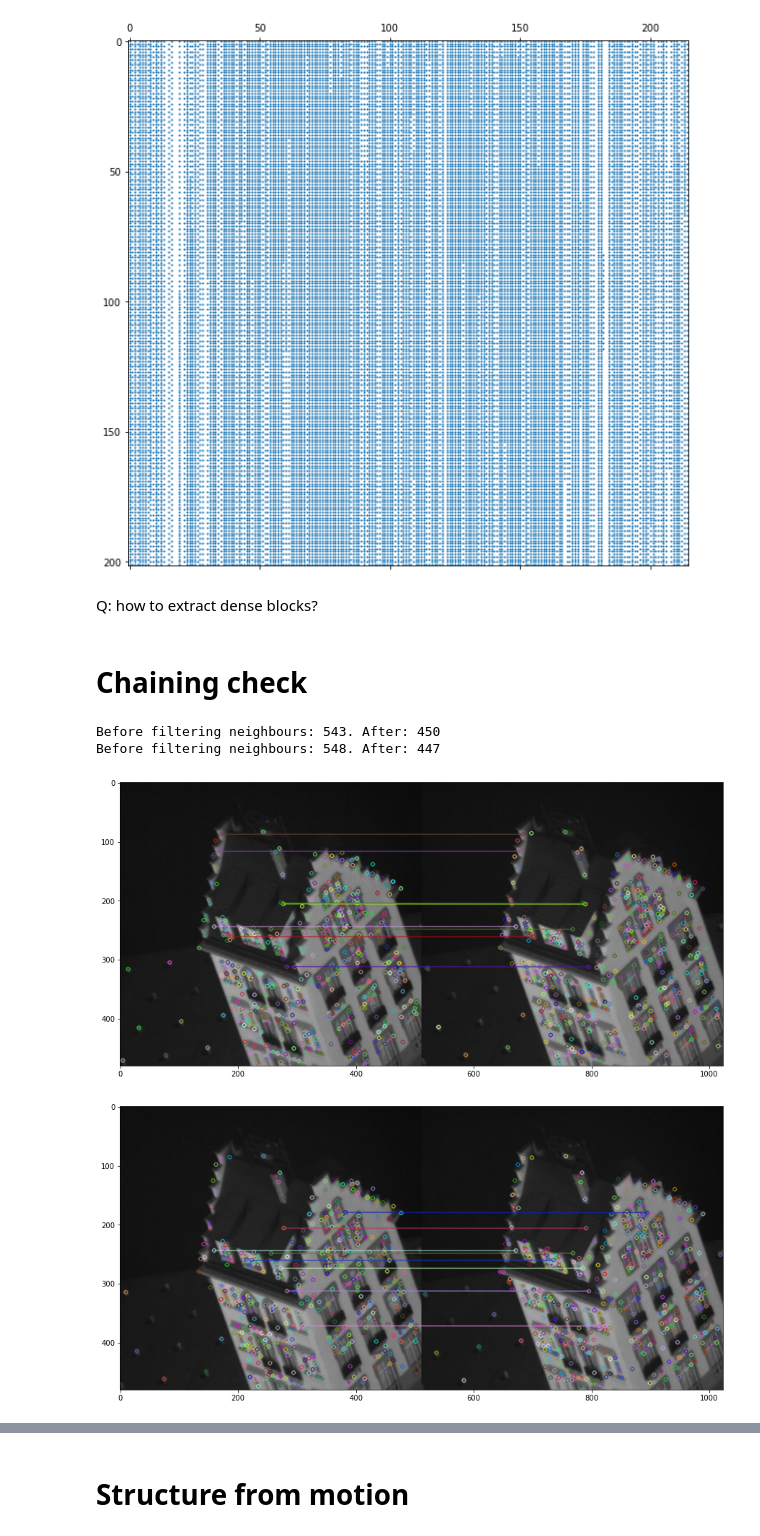
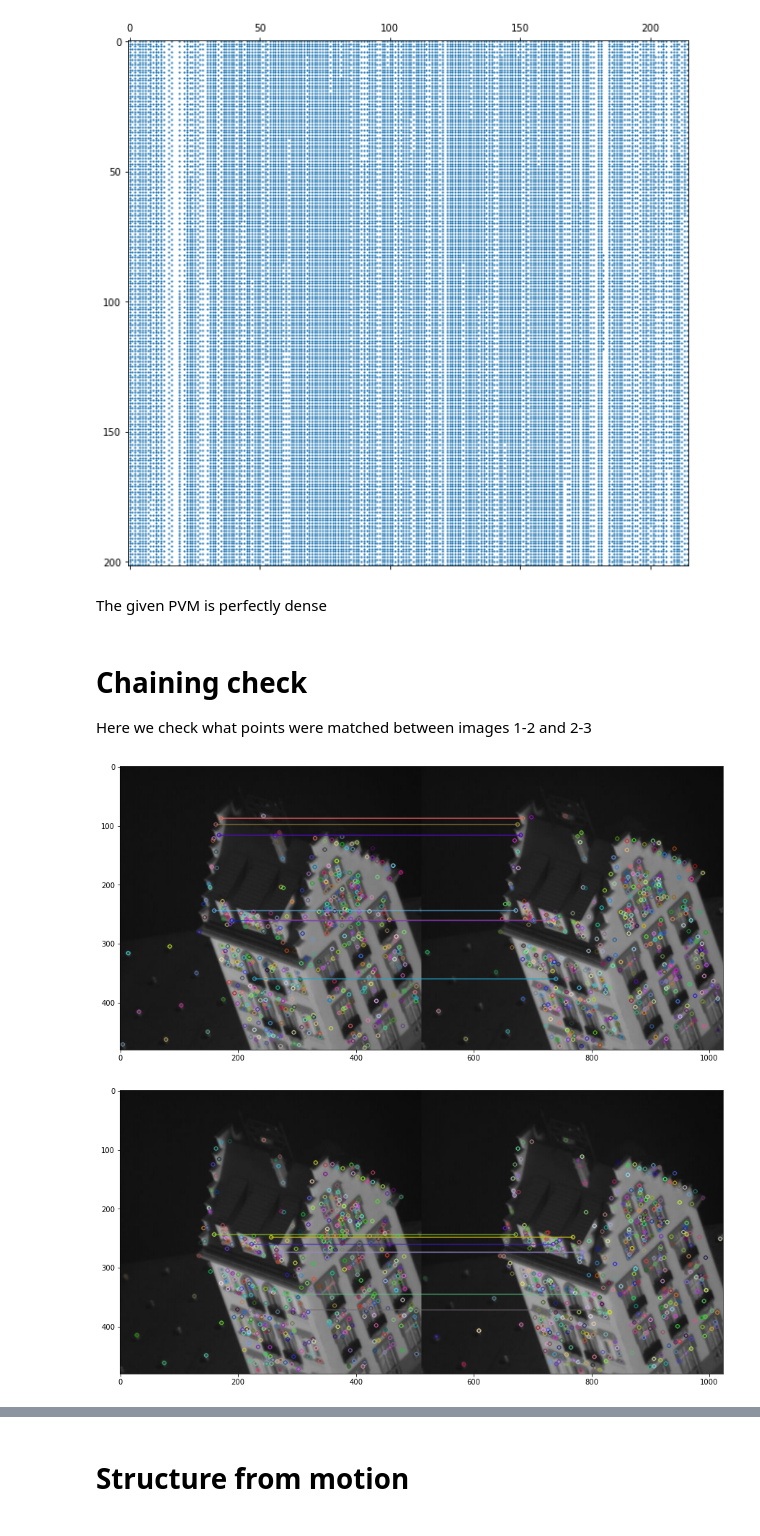
Before and after one commit to OlegBEZb/CV2_UVA_assignments, a Jupyter notebook: assignment2/src/detailed_experiments.ipynb, the cells around one changed output, grey strips where cells are left out. Saved outputs shown, nothing was run; the diff lists cells and outputs as text; code cells hidden in the pictures.

```diff
--- a/assignment2/src/detailed_experiments.ipynb
+++ b/assignment2/src/detailed_experiments.ipynb
@@ -416,24 +404,28 @@ plt.spy(gt_pvm, precision=200, markersize = 1);
 # %% [output]
 [figure]
 # %% [markdown]
-Q: how to extract dense blocks?
+The given PVM is perfectly dense
 # %% [markdown]
 # Chaining check
+
+Here we check what points were matched between images 1-2 and 2-3
 # %%
 image1 = cv.imread("../Data/House/frame00000001.png")
 image2 = cv.imread("../Data/House/frame00000002.png")
 image3 = cv.imread("../Data/House/frame00000003.png")
 
 _, matched_points12, matched_points21, _, _ = keypoint_matcher(
-    image1, image2, n_points=8, random_selection=False, filter_neighbours=True, draw_matches=True)
+    image1, image2, n_points=8, distance_threshold=0.5,
+    random_selection=False,
+    filter_neighbours=True,  draw_matches=True)
 
 _, matched_points23, matched_points32, _, _ = keypoint_matcher(
-    image2, image3, n_points=8, random_selection=False, filter_neighbours=True, draw_matches=True)
+    image2, image3, n_points=8, distance_threshold=0.5,
+    random_selection=False,
+    filter_neighbours=True,  draw_matches=True)
 # %% [output]
-Before filtering neighbours: 543. After: 450
-Before filtering neighbours: 548. After: 447
-[figure, old version]
+[figure, new version]
-[figure, old version]
+[figure, new version]
 # %%
 sorted(matched_points21, key=lambda x: x[0])
 # %% [output]
```
Also changed, not shown: parts of 32 cells of this notebook, 12 other files.
